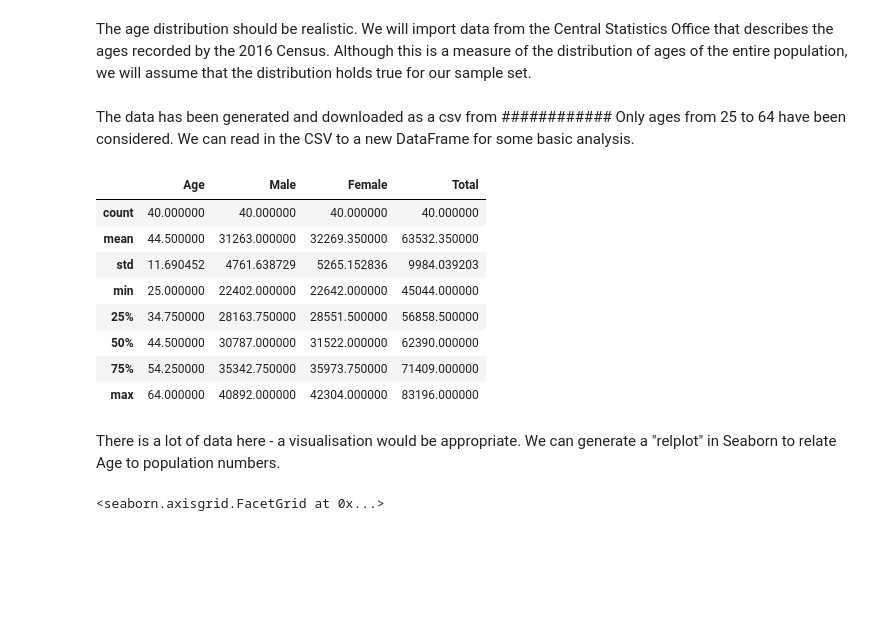
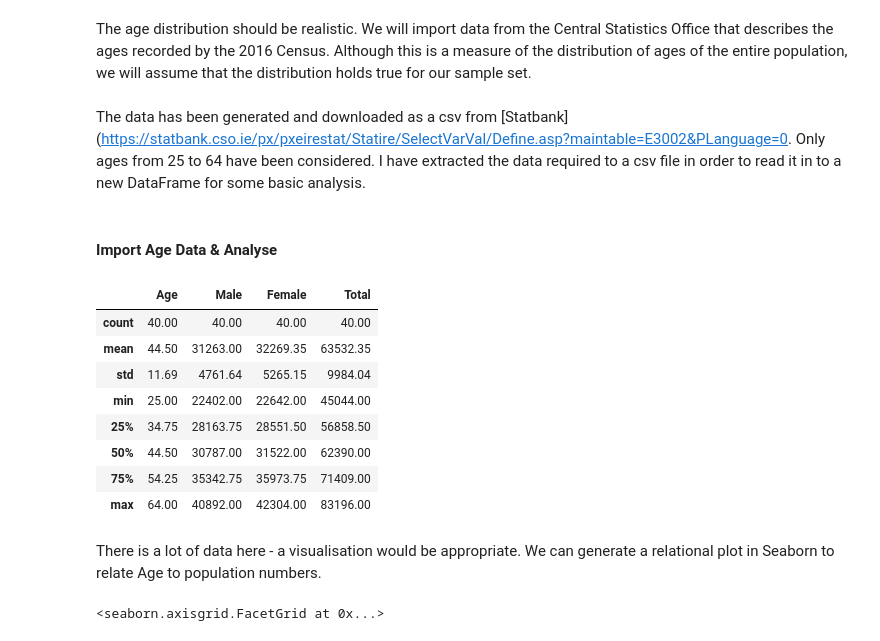
Before and after one commit to Pmcg1/ProgDA-Project-2019, a Jupyter notebook: ProgDA_Project_2019.ipynb, the cells around one changed output. Drawn from its saved outputs; the diff is of its cells as text; code cells hidden in the pictures; blank space fills up the shorter version.

```diff
--- a/ProgDA_Project_2019.ipynb
+++ b/ProgDA_Project_2019.ipynb
@@ -161,22 +144,24 @@ df
 # %% [markdown]
 The age distribution should be realistic. We will import data from the Central Statistics Office that describes the ages recorded by the 2016 Census. Although this is a measure of the distribution of ages of the entire population, we will assume that the distribution holds true for our sample set.
 # %% [markdown]
-The data has been generated and downloaded as a csv from ############
-Only ages from 25 to 64 have been considered. We can read in the CSV to a new DataFrame for some basic analysis.
+The data has been generated and downloaded as a csv from [Statbank](https://statbank.cso.ie/px/pxeirestat/Statire/SelectVarVal/Define.asp?maintable=E3002&PLanguage=0.
+Only ages from 25 to 64 have been considered. I have extracted the data required to a csv file in order to read it in to a new DataFrame for some basic analysis.
+# %% [markdown]
+#### Import Age Data & Analyse
 # %%
 f = pd.read_csv("data\Population_2016_by_Age_adj.csv") # Import csv file using pandas
 dfAge = pd.DataFrame(f) # Create a dataframe from the csv data
-dfAge.describe()
+round(dfAge.describe(),2)
 # %% [output]
 |  | Age | Male | Female | Total |
-| count | 40.000000 | 40.000000 | 40.000000 | 40.000000 |
-| mean | 44.500000 | 31263.000000 | 32269.350000 | 63532.350000 |
-| std | 11.690452 | 4761.638729 | 5265.152836 | 9984.039203 |
-| min | 25.000000 | 22402.000000 | 22642.000000 | 45044.000000 |
-| 25% | 34.750000 | 28163.750000 | 28551.500000 | 56858.500000 |
-| 50% | 44.500000 | 30787.000000 | 31522.000000 | 62390.000000 |
-| 75% | 54.250000 | 35342.750000 | 35973.750000 | 71409.000000 |
-| max | 64.000000 | 40892.000000 | 42304.000000 | 83196.000000 |
+| count | 40.00 | 40.00 | 40.00 | 40.00 |
+| mean | 44.50 | 31263.00 | 32269.35 | 63532.35 |
+| std | 11.69 | 4761.64 | 5265.15 | 9984.04 |
+| min | 25.00 | 22402.00 | 22642.00 | 45044.00 |
+| 25% | 34.75 | 28163.75 | 28551.50 | 56858.50 |
+| 50% | 44.50 | 30787.00 | 31522.00 | 62390.00 |
+| 75% | 54.25 | 35342.75 | 35973.75 | 71409.00 |
+| max | 64.00 | 40892.00 | 42304.00 | 83196.00 |
 # %% [markdown]
-There is a lot of data here - a visualisation would be appropriate. We can generate a "relplot" in Seaborn to relate Age to population numbers.
+There is a lot of data here - a visualisation would be appropriate. We can generate a relational plot in Seaborn to relate Age to population numbers.
 # %%
```
Also changed, not shown: parts of 64 cells of this notebook, 1 other file.
